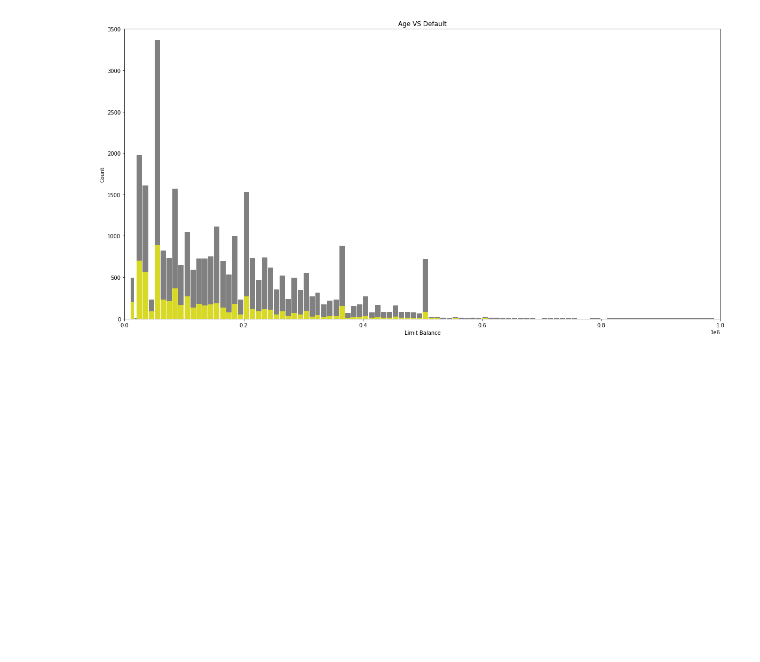
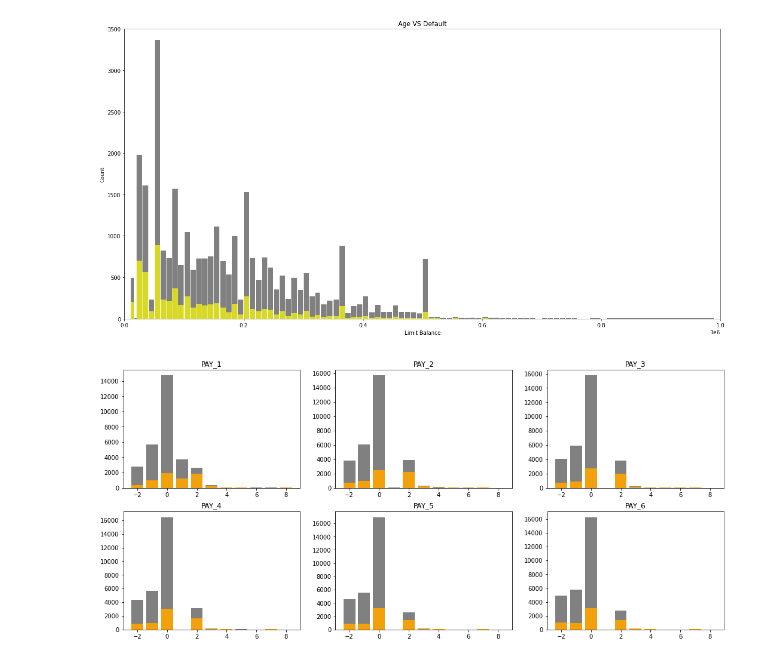
Before and after one commit to AnkitPatel745/Credit-Card-Default-Prediction-Capstone-Project, a Jupyter notebook: Credit_Card_Default_Prediction_Capstone_Project.ipynb, the cells around one changed output. Drawn from its saved outputs; the diff is of its cells as text; code cells hidden in the pictures; blank space fills up the shorter version.

Commit message:
Adding More Data Visualization and Analysis

```diff
--- a/Credit_Card_Default_Prediction_Capstone_Project.ipynb
+++ b/Credit_Card_Default_Prediction_Capstone_Project.ipynb
@@ -543,3 +543,28 @@ plt.axis([0,1000000,0,3500])
 plt.show()
 # %% [output]
 [figure]
+# %%
+def getColumnsNames(prefix):
+    return [prefix+str(x) for x in range(1,7)]
+# %%
+# PAY_1 , PAY_2 , PAY_3 , PAY_4 , PAY_5, PAY_6
+pay_status_columns = getColumnsNames('PAY_')
+figure, ax = plt.subplots(2,3)
+figure.set_size_inches(18,8)
+
+
+for i in range(len(pay_status_columns)):
+    row,col = int(i/3), i%3
+
+    d  = df[pay_status_columns[i]].value_counts()
+    x = df[pay_status_columns[i]][(df['default payment next month']==1)].value_counts()
+    ax[row,col].bar(d.index, d, align='center', color='grey')
+    ax[row,col].bar(x.index, x, align='center', color='orange', alpha=0.9)
+    ax[row,col].set_title(pay_status_columns[i])
+
+
+
+
+plt.show()
+# %% [output]
+[figure, added]
```
Also changed, not shown: parts of 2 cells of this notebook.
